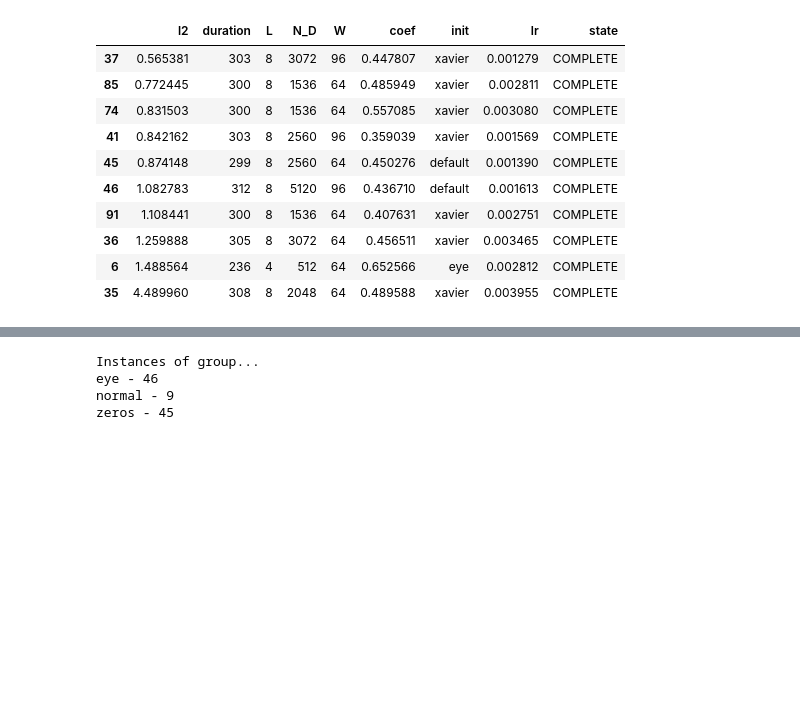
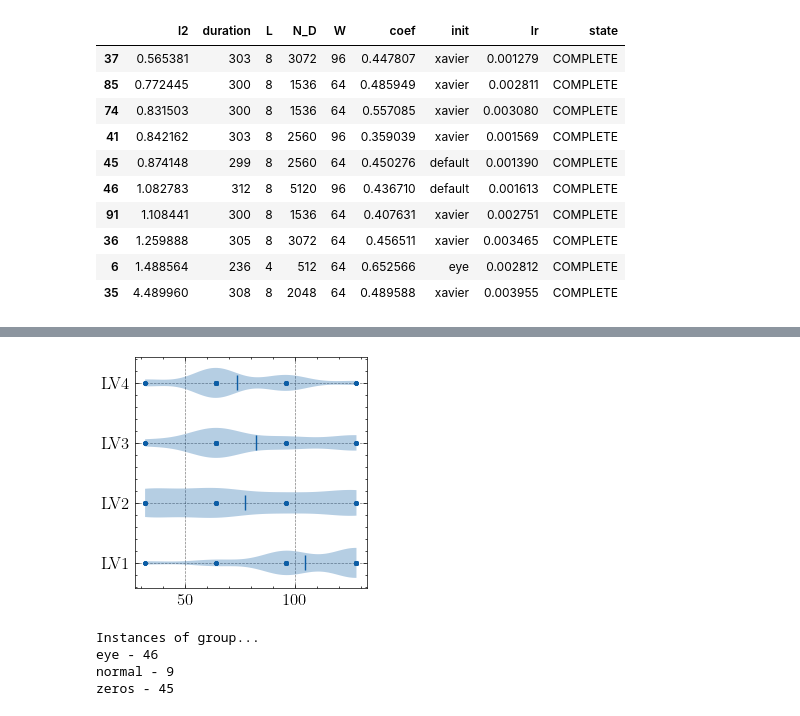
Before and after one commit to DaniilLaptev/pinns, a Jupyter notebook: code/lotkavolterra.ipynb, the cells around one changed output, grey strips where cells are left out. Drawn from its saved outputs; the diff is of its cells as text; code cells hidden in the pictures; blank space fills up the shorter version.

```diff
--- a/code/lotkavolterra.ipynb
+++ b/code/lotkavolterra.ipynb
@@ -577,3 +580,26 @@ plt.show()
+# %%
+fig, ax = plt.subplots(1, 1, figsize=(3, 3))
+
+dfs = [lv1, lv2, lv3, lv4]
+data = [df['W'].to_numpy() for df in dfs]
+
+ax.violinplot(
+    [df['W'].to_numpy() for df in dfs],
+    showextrema=False, showmeans=True, vert=False
+)
+ax.set_yticks(ticks=[1, 2, 3, 4], labels=['LV1', 'LV2', 'LV3', 'LV4'])
+# ax.set_xscale('log')
+ax.scatter(
+    x=data,
+    y=[np.ones(100)*i for i in range(1, 5)],
+    s=5
+)
+
+# plt.savefig('../images/lv_violins.png', dpi=250)
+
+plt.show()
+# %% [output]
+[figure, added]
 # %%
 correlation, rmse_data, xlabels, ylabels = get_corr(lv1)
 plot_rmse_corr(correlation, rmse_data, xlabels, ylabels)
```
Also changed, not shown: parts of 2 cells of this notebook, 4 other files.
